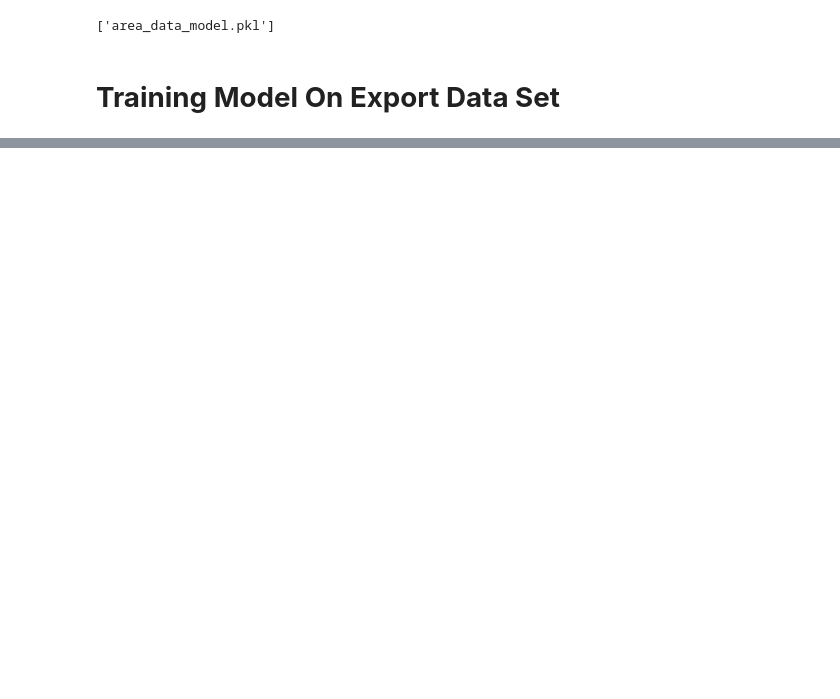
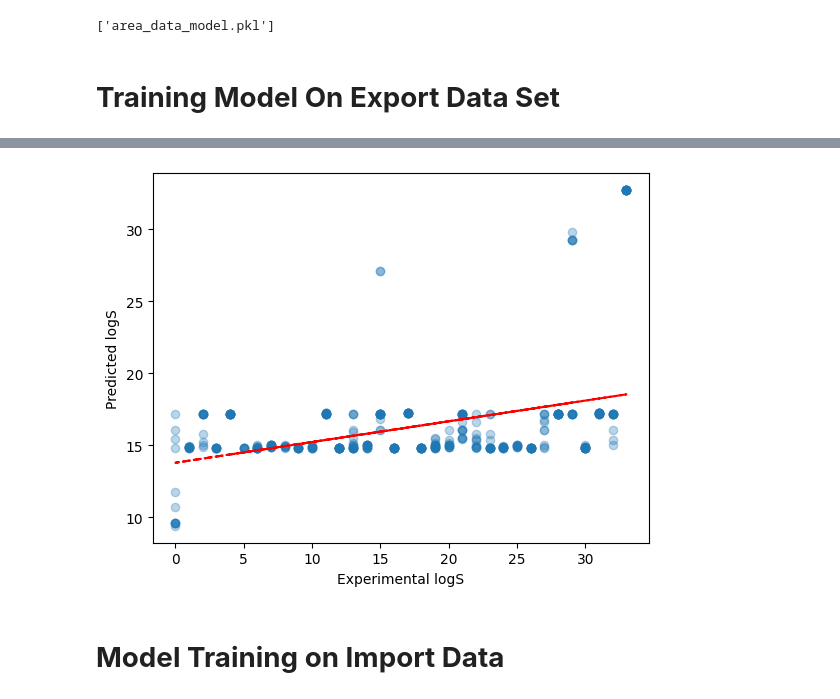
Before and after one commit to hamzaabialal/data, a Jupyter notebook: Crop_Prediction.ipynb, the cells around one changed output, grey strips where cells are left out. Cells and saved outputs as stored; diff of their text form; code cells hidden in the pictures; blank space fills up the shorter version.

```diff
--- a/Crop_Prediction.ipynb
+++ b/Crop_Prediction.ipynb
@@ -324,0 +512,16 @@ joblib.dump(clf, 'area_data_model.pkl')
+# %%
+import matplotlib.pyplot as plt
+import numpy as np
+import matplotlib.pyplot as plt
+import numpy as np
+z=np.polyfit(y_test, y_test_pred, 1)
+p=np.poly1d(z)
+plt.plot(y_test,p(y_test),"r--")
+plt.scatter(y_test, y_test_pred, alpha=0.3)
+plt.xlabel("Experimental logS")
+plt.ylabel("Predicted logS")
+plt.show()
+# %% [output]
+[figure, added]
+# %% [markdown]
+# **Model Training on Import Data**
```
Also changed, not shown: parts of 15 cells of this notebook.
